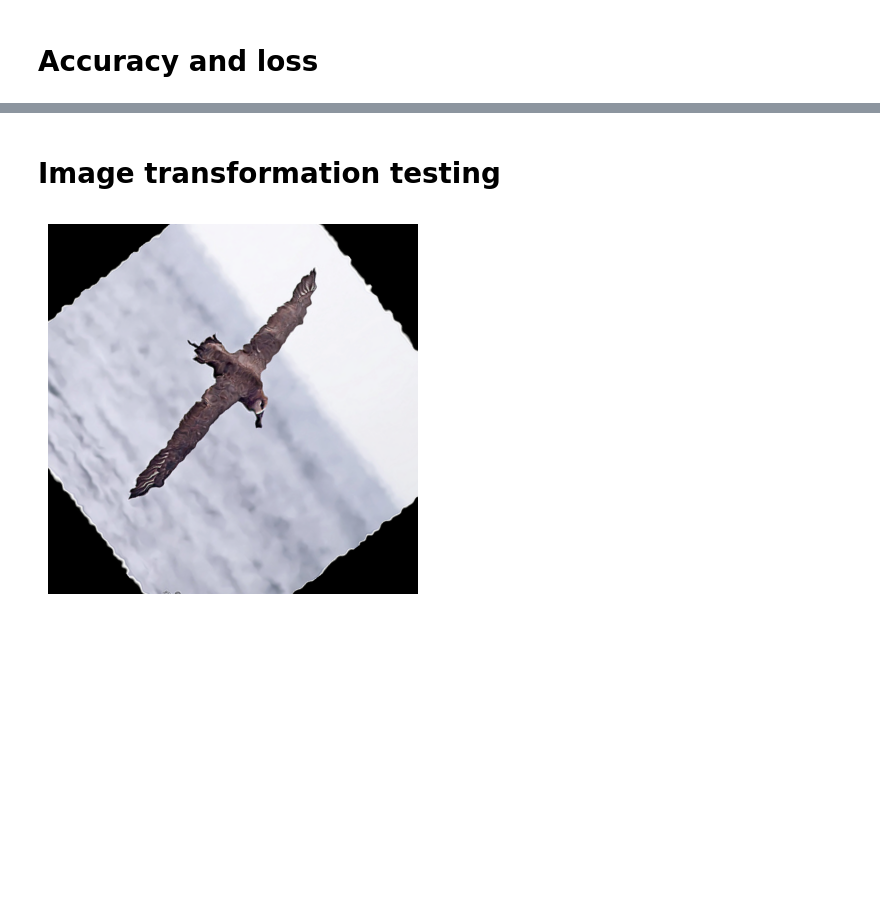
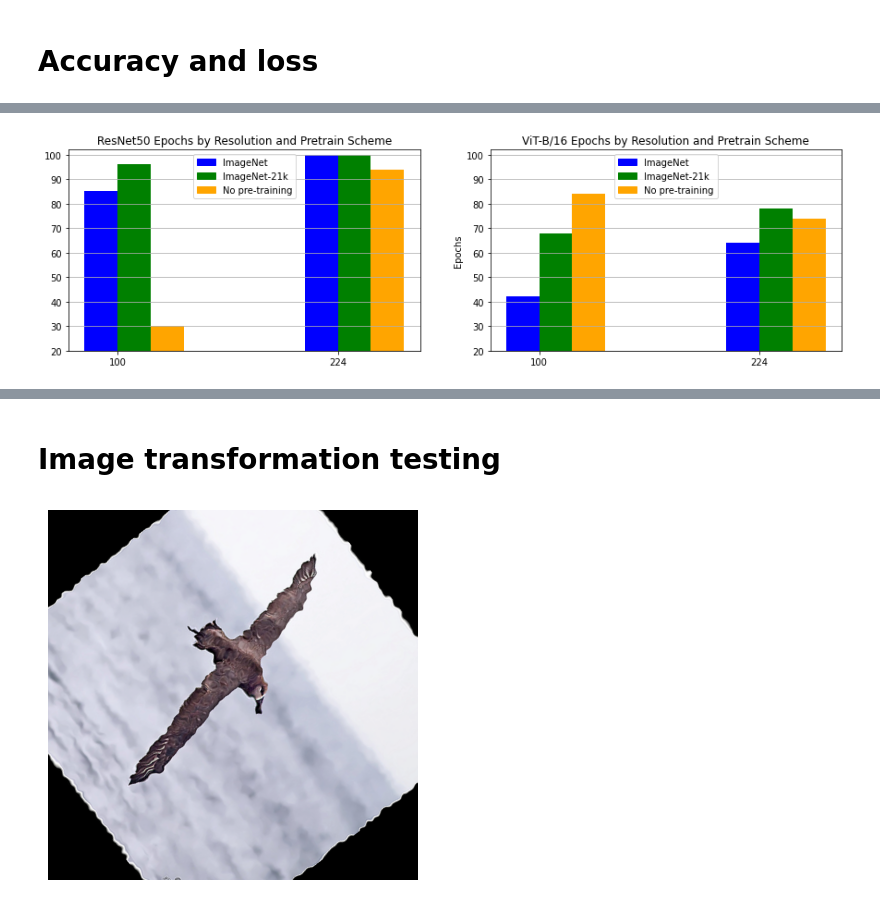
Before and after one commit to karthikn72/mlp_cw3, a Jupyter notebook: analysis.ipynb, the cells around one changed output, grey strips where cells are left out. Drawn from its saved outputs; the diff is of its cells as text; code cells hidden in the pictures; blank space fills up the shorter version.

```diff
--- a/analysis.ipynb
+++ b/analysis.ipynb
@@ -43,0 +68,91 @@ epoch_dict = {'resnet50_im_224': 100,
+# %%
+from matplotlib.patches import Patch
+
+# Define colors for different pretrain schemes
+colors = {'im': 'blue', 'im21': 'green', 'base': 'orange'}
+
+# Define labels for different pretrain schemes
+labels = {'im': 'ImageNet', 'im21': 'ImageNet-21k', 'base': 'Baseline'}
+
+legend_mapping = {'ImageNet': 'blue', 'ImageNet-21k': 'green', 'No pre-training': 'orange'}
+
+# Create a legend with colored patches
+legend_patches = [Patch(color=color, label=label) for label, color in legend_mapping.items()]
+
+resnet50_data = {'100':{'im': 85,
+                      'im21': 96,
+                      'base': 30},
+    '224': {'im': 100,
+                          'im21': 100,
+                          'base': 94,
+                        }
+
+                }
+
+vitb16_data = {'100':{'im': 42,
+                      'im21': 68,
+                      'base': 84},
+               '224': {'im': 64,
+                          'im21': 78,
+                          'base': 74,
+                        }
+
+                }
+
+# Define resolutions and pretrain schemes
+resolutions = list(resnet50_data.keys())
+pretrain_schemes = list(resnet50_data['224'].keys())
+
+# Initialize figure and axes for ResNet50
+fig, (ax1, ax2) = plt.subplots(1, 2, figsize=(15, 4))
+ax1.set_title('ResNet50 Epochs by Resolution and Pretrain Scheme')
+
+# Define width of each bar
+bar_width = 0.15
+
+# Iterate over resolutions
+for i, (resolution, resnet50_epochs) in enumerate(resnet50_data.items()):
+    # Calculate x positions for resnet50 bars
+    x = [i + j * bar_width for j in range(len(pretrain_schemes))]
+    # Plot resnet50 bars
+    ax1.bar(x, list(resnet50_epochs.values()), bar_width, color=colors.values())
+
+# Set x-axis labels and ticks
+ax1.set_xticks([i + bar_width / 2 for i in range(len(resolutions))])
+ax1.set_xticklabels(resolutions)
+
+ax1.grid(axis='y')
+
+# Plot something to display the legend
+ax1.legend(handles=legend_patches, loc='upper center')  # Use the custom legend patches
+
+ax1.set_ylim(20,102)
+
+# Initialize figure and axes for ViT-B/16
+ax2.set_title('ViT-B/16 Epochs by Resolution and Pretrain Scheme')
+
+# Iterate over resolutions
+for i, (resolution, vitb16_epochs) in enumerate(vitb16_data.items()):
+    # Calculate x positions for vitb16 bars
+    x = [i + j * bar_width for j in range(len(pretrain_schemes))]
+    # Plot vitb16 bars
+    ax2.bar(x, list(vitb16_epochs.values()), bar_width, color=colors.values())
+
+# Set x-axis labels and ticks
+ax2.set_xticks([i + bar_width / 2 for i in range(len(resolutions))])
+ax2.set_xticklabels(resolutions)
+
+ax2.grid(axis='y')
+
+# Set y-axis label
+ax2.set_ylabel('Epochs')
+
+ax2.set_ylim(20,102)
+
+# Plot something to display the legend
+ax2.legend(handles=legend_patches, loc='upper center')  # Use the custom legend patches
+
+# Show plots
+plt.show()
+# %% [output]
+[figure, added]
```
Also changed, not shown: parts of 16 cells of this notebook.
